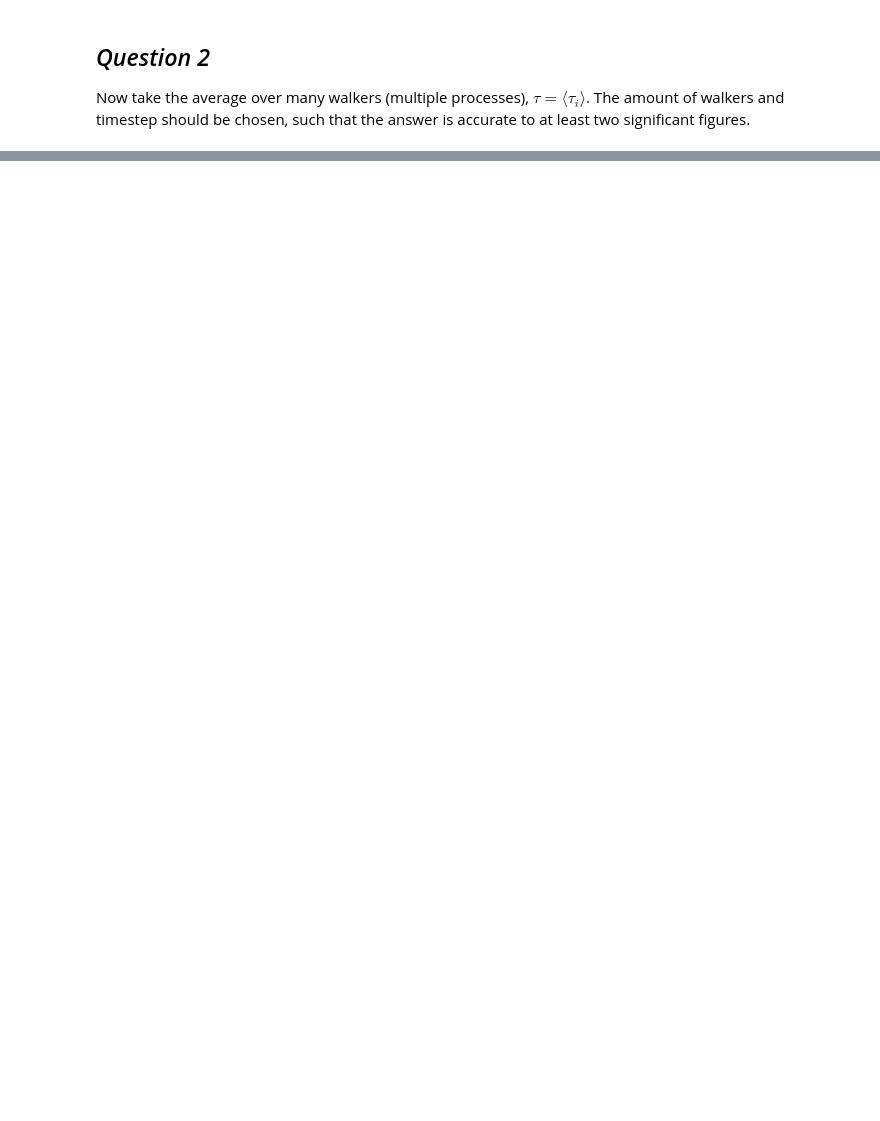
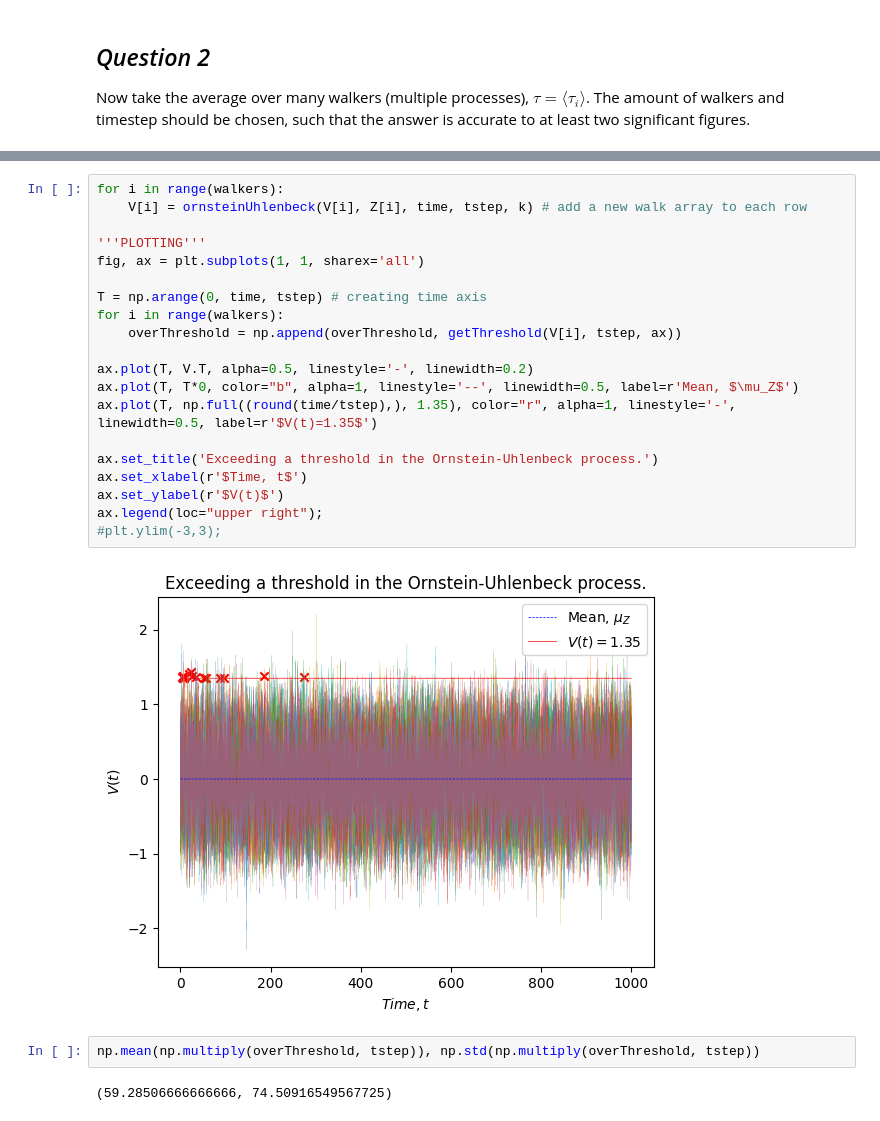
Before and after one commit to nashgabs/scaling-lamp, a Jupyter notebook: notebooks/sem_B.short_test3.ipynb, the cells around one changed output, grey strips where cells are left out. Saved outputs shown, nothing was run; the diff lists cells and outputs as text; blank space fills up the shorter version.

```diff
--- a/notebooks/sem_B.short_test3.ipynb
+++ b/notebooks/sem_B.short_test3.ipynb
@@ -86,0 +105,26 @@ Now take the average over many walkers (multiple processes), $\tau=\langle\tau_i
+# %%
+for i in range(walkers):
+    V[i] = ornsteinUhlenbeck(V[i], Z[i], time, tstep, k) # add a new walk array to each row
+
+'''PLOTTING'''
+fig, ax = plt.subplots(1, 1, sharex='all')
+
+T = np.arange(0, time, tstep) # creating time axis
+for i in range(walkers):
+    overThreshold = np.append(overThreshold, getThreshold(V[i], tstep, ax))
+
+ax.plot(T, V.T, alpha=0.5, linestyle='-', linewidth=0.2)
+ax.plot(T, T*0, color="b", alpha=1, linestyle='--', linewidth=0.5, label=r'Mean, $\mu_Z$')
+ax.plot(T, np.full((round(time/tstep),), 1.35), color="r", alpha=1, linestyle='-', linewidth=0.5, label=r'$V(t)=1.35$')
+
+ax.set_title('Exceeding a threshold in the Ornstein-Uhlenbeck process.')
+ax.set_xlabel(r'$Time, t$')
+ax.set_ylabel(r'$V(t)$')
+ax.legend(loc="upper right");
+#plt.ylim(-3,3);
+# %% [output]
+[figure, added]
+# %%
+np.mean(np.multiply(overThreshold, tstep)), np.std(np.multiply(overThreshold, tstep))
+# %% [output]
+(59.28506666666666, 74.50916549567725)
```
Also changed, not shown: parts of 10 cells of this notebook.
